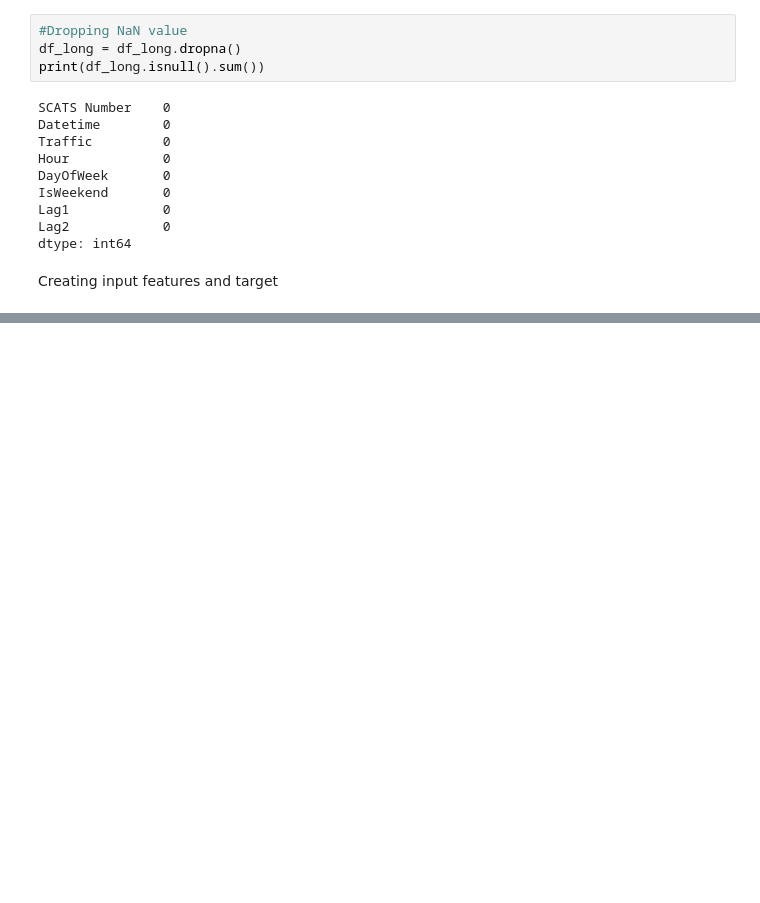
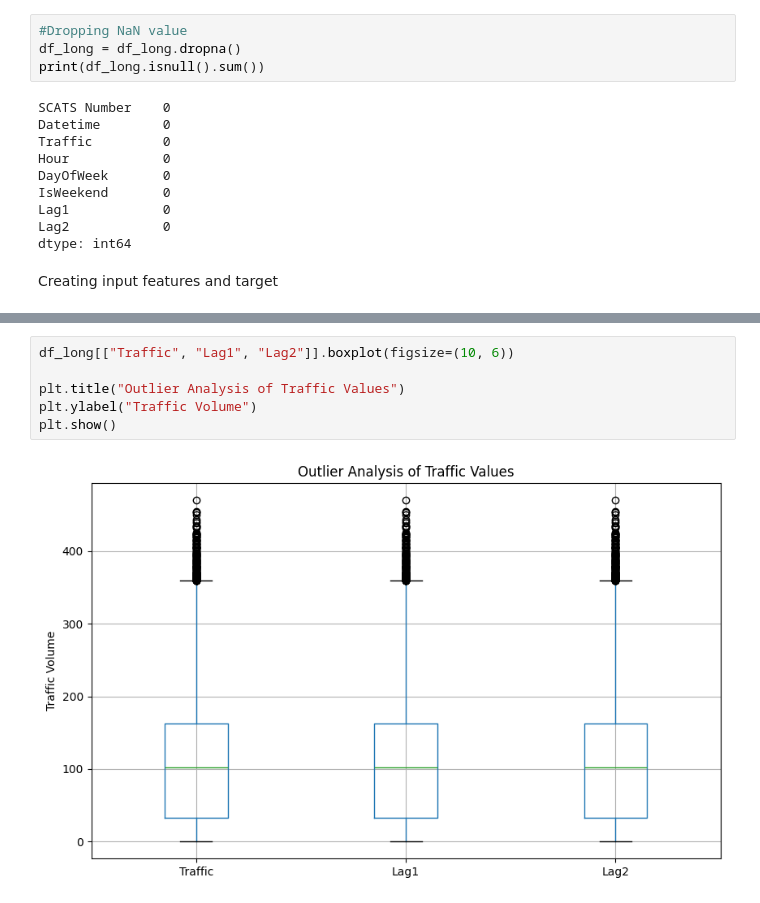
Before and after one commit to Asif1122-N/Assignment2B, a Jupyter notebook: notebook/eda.ipynb, the cells around one changed output, grey strips where cells are left out. Cells and saved outputs as stored; diff of their text form; blank space fills up the shorter version.

```diff
--- a/notebook/eda.ipynb
+++ b/notebook/eda.ipynb
@@ -328,0 +414,8 @@ Creating  input features and target
+# %%
+df_long[["Traffic", "Lag1", "Lag2"]].boxplot(figsize=(10, 6))
+
+plt.title("Outlier Analysis of Traffic Values")
+plt.ylabel("Traffic Volume")
+plt.show()
+# %% [output]
+[figure, added]
```
Also changed, not shown: parts of 8 cells of this notebook.
